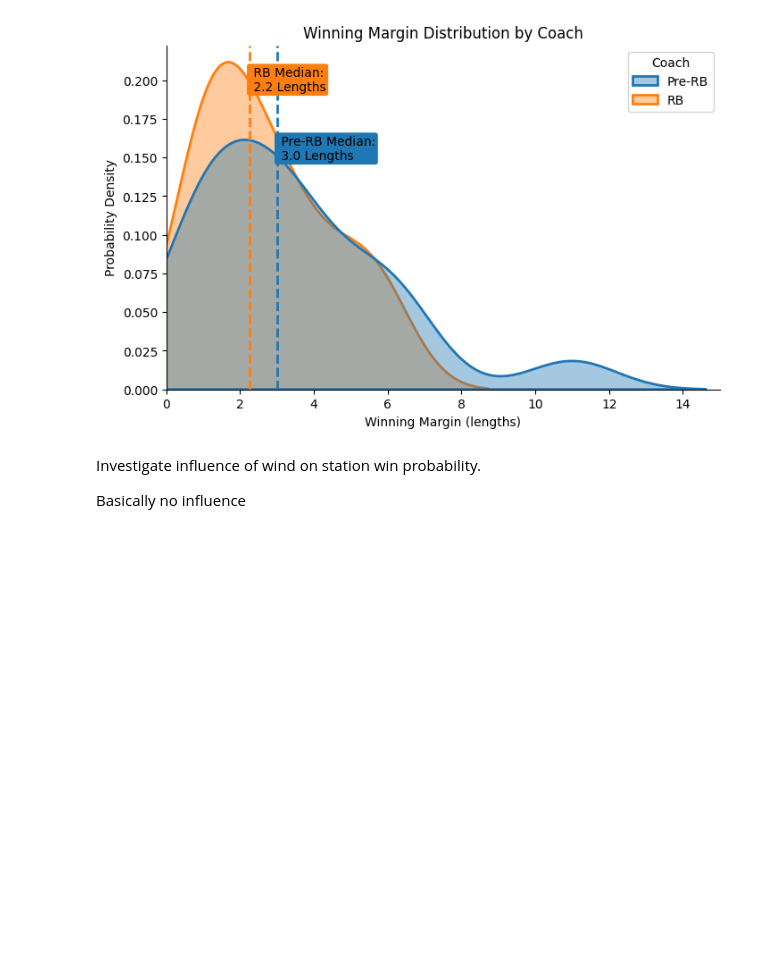
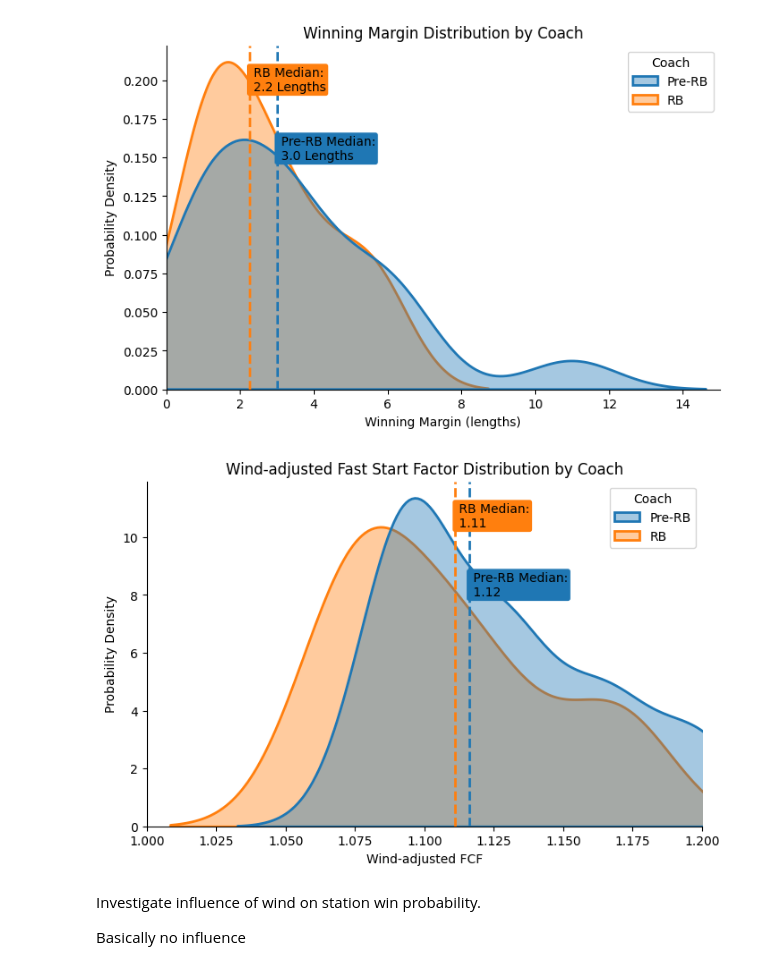
Before and after one commit to andrewt-202/historical-boat-race-analysis, a Jupyter notebook: boat_races_analysis.ipynb, the cells around one changed output. Drawn from its saved outputs; the diff is of its cells as text; code cells hidden in the pictures; blank space fills up the shorter version.

```diff
--- a/boat_races_analysis.ipynb
+++ b/boat_races_analysis.ipynb
@@ -677,6 +682,63 @@ plt.savefig(
 plt.show()
 # %% [output]
 [figure]
+# %%
+
+
+df_slice1 = data_with_weather_2001_dropped.iloc[0:18].copy()
+df_slice2 = data_with_weather_2001_dropped.iloc[18:23].copy()
+
+df_slice1["Coach"] = "Pre-RB"
+df_slice2["Coach"] = "RB"
+df_plot = pd.concat([df_slice1, df_slice2])
+
+# Compute medians
+medians = df_plot.groupby("Coach")["fast_start_factor_mile_post_wind_corrected"].median()
+
+# Define consistent palette
+palette = sns.color_palette("tab10")
+coach_palette = dict(zip(df_plot["Coach"].unique(), palette))
+
+# Plot
+plt.figure(figsize=(8, 5))
+ax = sns.kdeplot(
+    data=df_plot,
+    x="fast_start_factor",
+    hue="Coach",
+    fill=True,
+    alpha=0.4,
+    linewidth=2,
+    common_norm=False,
+    palette=coach_palette,
+    bw_adjust=0.7
+)
+
+offsets = {"Pre-RB": 0.7, "RB": 0.9}  # fraction of y-axis height
+
+for coach, median_val in medians.items():
+    y_pos = ax.get_ylim()[1] * offsets[coach]
+    ax.axvline(median_val, color=coach_palette[coach], linestyle="--", linewidth=2)
+    ax.text(
+        median_val, y_pos,
+        f" {coach} Median:\n {median_val:.2f}",
+        rotation=0,
+        color="black",
+        ha="left", va="center", fontsize=10,
+        bbox=dict(boxstyle="round,pad=0.2", facecolor=coach_palette[coach], alpha=1.0, edgecolor="none")
+    )
+
+
+plt.title("Wind-adjusted Fast Start Factor Distribution by Coach")
+plt.xlabel("Wind-adjusted FCF")
+plt.ylabel("Probability Density")
+plt.xlim(1,1.2)
+sns.despine()
+
+#plt.savefig("winning_margin_kde.png",  dpi=300,bbox_inches="tight",facecolor="white",transparent=False)
+
+plt.show()
+# %% [output]
+[figure, added]
 # %% [markdown]
 Investigate influence of wind on station win probability.
 
```
Also changed, not shown: parts of 16 cells of this notebook.
